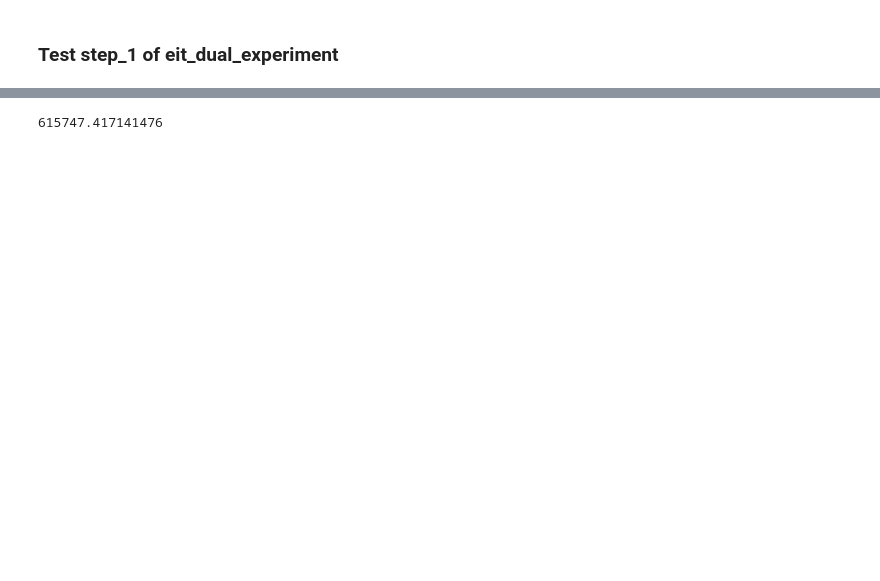
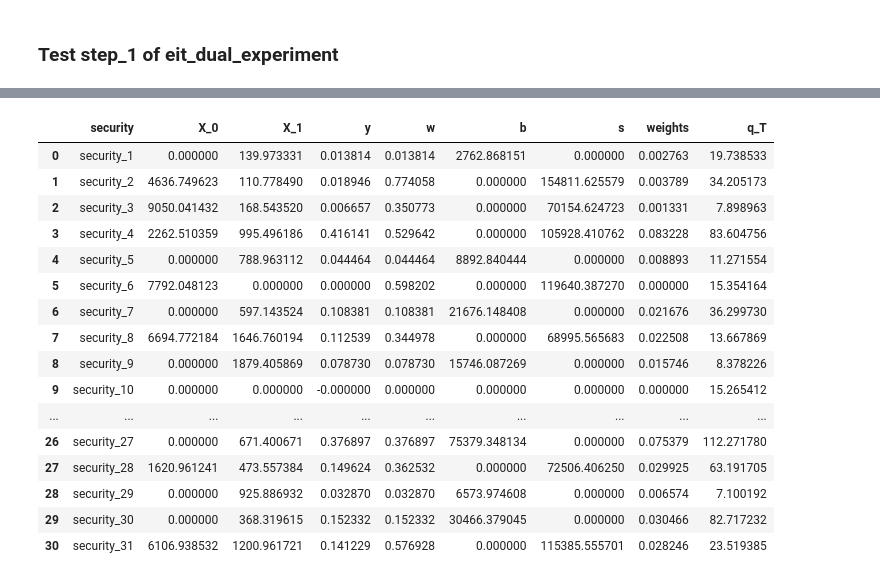
Before and after one commit to ashish1610dhiman/enhanced_index_tracking, a Jupyter notebook: notebooks/eit_dual_testing.ipynb, the cells around one changed output, grey strips where cells are left out. Drawn from its saved outputs; the diff is of its cells as text; code cells hidden in the pictures; blank space fills up the shorter version.

```diff
--- a/notebooks/eit_dual_testing.ipynb
+++ b/notebooks/eit_dual_testing.ipynb
@@ -64,6 +63,6 @@ rm: ../eit_dual_experiments/exp_0.2: No such file or directory
 # %%
-test_eit_dual=TestEitDual(output=base_path,T=T,C=C,file=file,m=m,lbuck=lbuck,pho=pho,\
-                           lamda=lamda,nuh=nuh,xii=xii,k=k,p=p,f=f,w_risk=w_risk,w_return=w_return)
+test_eit_dual=TestEitDual(output=base_path,T=T,C=C,file=file,m=m,lbuck=lbuck,pho=pho,lamda=lamda,\
+                          nuh=nuh,xii=xii,k=k,p=p,f=f,w_risk=w_risk,w_return=w_return,w_risk_down=w_risk_down)
 # %%
 test_eit_dual.give_params()
 # %% [output]
@@ -80,5 +79,21 @@ check mate
 +----------------------------------------------------+
 # %%
-result[1]
+result[2]
 # %% [output]
-615747.417141476
+|  | security | X_0 | X_1 | y | w | b | s | weights | q_T |
+| 0 | security_1 | 0.000000 | 139.973331 | 0.013814 | 0.013814 | 2762.868151 | 0.000000 | 0.002763 | 19.738533 |
+| 1 | security_2 | 4636.749623 | 110.778490 | 0.018946 | 0.774058 | 0.000000 | 154811.625579 | 0.003789 | 34.205173 |
+| 2 | security_3 | 9050.041432 | 168.543520 | 0.006657 | 0.350773 | 0.000000 | 70154.624723 | 0.001331 | 7.898963 |
+| 3 | security_4 | 2262.510359 | 995.496186 | 0.416141 | 0.529642 | 0.000000 | 105928.410762 | 0.083228 | 83.604756 |
+| 4 | security_5 | 0.000000 | 788.963112 | 0.044464 | 0.044464 | 8892.840444 | 0.000000 | 0.008893 | 11.271554 |
+| 5 | security_6 | 7792.048123 | 0.000000 | 0.000000 | 0.598202 | 0.000000 | 119640.387270 | 0.000000 | 15.354164 |
+| 6 | security_7 | 0.000000 | 597.143524 | 0.108381 | 0.108381 | 21676.148408 | 0.000000 | 0.021676 | 36.299730 |
+| 7 | security_8 | 6694.772184 | 1646.760194 | 0.112539 | 0.344978 | 0.000000 | 68995.565683 | 0.022508 | 13.667869 |
+| 8 | security_9 | 0.000000 | 1879.405869 | 0.078730 | 0.078730 | 15746.087269 | 0.000000 | 0.015746 | 8.378226 |
+| 9 | security_10 | 0.000000 | 0.000000 | -0.000000 | 0.000000 | 0.000000 | 0.000000 | 0.000000 | 15.265412 |
+| ... | ... | ... | ... | ... | ... | ... | ... | ... | ... |
+| 26 | security_27 | 0.000000 | 671.400671 | 0.376897 | 0.376897 | 75379.348134 | 0.000000 | 0.075379 | 112.271780 |
+| 27 | security_28 | 1620.961241 | 473.557384 | 0.149624 | 0.362532 | 0.000000 | 72506.406250 | 0.029925 | 63.191705 |
+| 28 | security_29 | 0.000000 | 925.886932 | 0.032870 | 0.032870 | 6573.974608 | 0.000000 | 0.006574 | 7.100192 |
+| 29 | security_30 | 0.000000 | 368.319615 | 0.152332 | 0.152332 | 30466.379045 | 0.000000 | 0.030466 | 82.717232 |
+| 30 | security_31 | 6106.938532 | 1200.961721 | 0.141229 | 0.576928 | 0.000000 | 115385.555701 | 0.028246 | 23.519385 |
```
Also changed, not shown: parts of 9 cells of this notebook, 6 other files.
